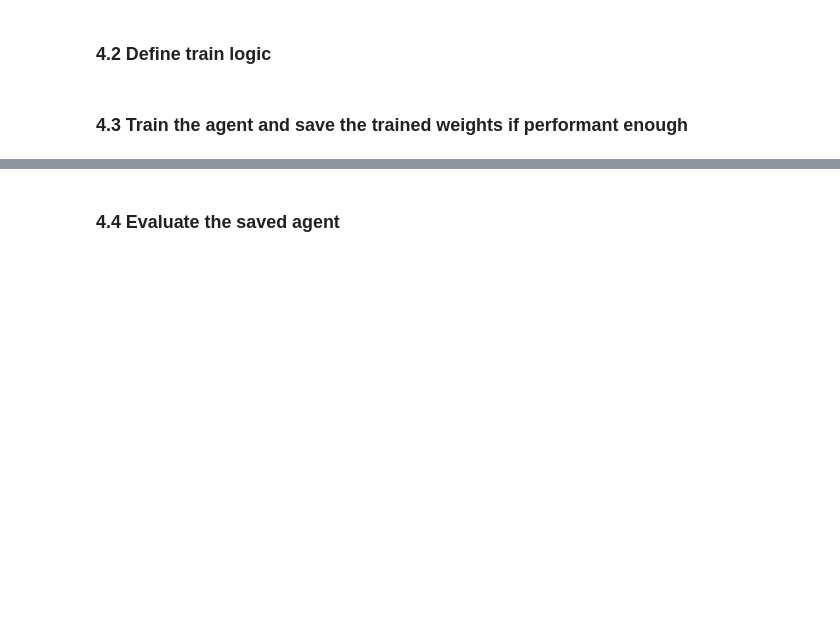
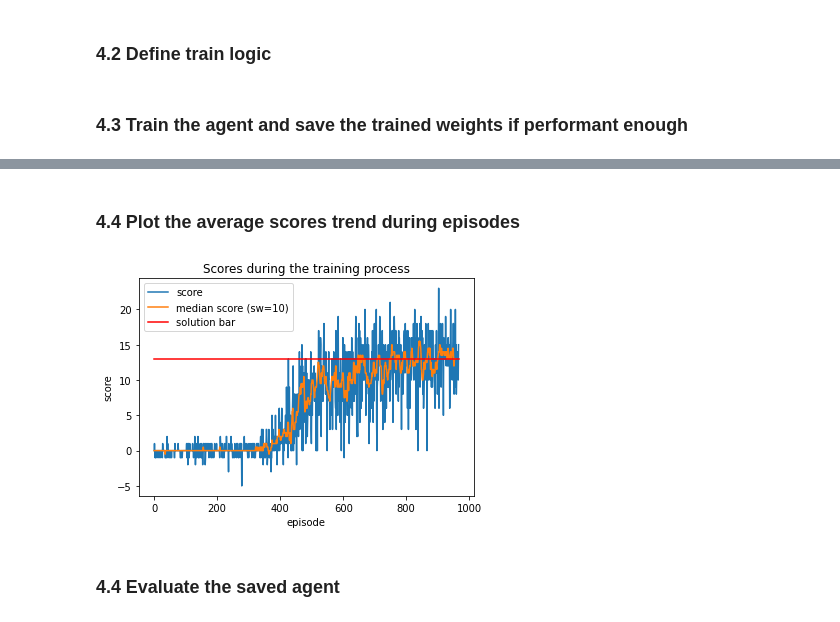
Before and after one commit to vejvarm/Udacity-DRLND-p1-Navigation, a Jupyter notebook: Navigation.ipynb, the cells around one changed output, grey strips where cells are left out. Saved outputs shown, nothing was run; the diff lists cells and outputs as text; code cells hidden in the pictures; blank space fills up the shorter version.

```diff
--- a/Navigation.ipynb
+++ b/Navigation.ipynb
@@ -216,2 +200,26 @@ Environment solved in 1752 episodes!    Average Score: 13.04
+# %% [markdown]
+### 4.4 Plot the average scores trend during episodes
+# %%
+def median_filter(a, window_len, stride=1):
+    a = np.array(a)
+    nrows = ((a.size-window_len)//stride)+1
+    n = a.strides[0]
+    windows = np.lib.stride_tricks.as_strided(a, shape=(nrows,window_len), strides=(stride*n,n))
+    return np.median(windows, axis=1)
+# %%
+from matplotlib import pyplot as plt
+median_ws = 10
+median_scores = median_filter(scores, median_ws)
+plt.plot(scores)
+plt.plot(median_scores)
+plt.plot(np.ones(len(scores))*13, color="red")
+plt.xlabel("episode")
+plt.ylabel("score")
+plt.title("Scores during the training process")
+plt.legend(["score", f"median score (sw={median_ws})", "solution bar"])
+plt.savefig("./scores.pdf")
+plt.savefig("./scores.png", dpi=200)
+# %% [output]
+[figure, added]
 # %% [markdown]
 ### 4.4 Evaluate the saved agent
```
Also changed, not shown: parts of 6 cells of this notebook, 11 other files.
